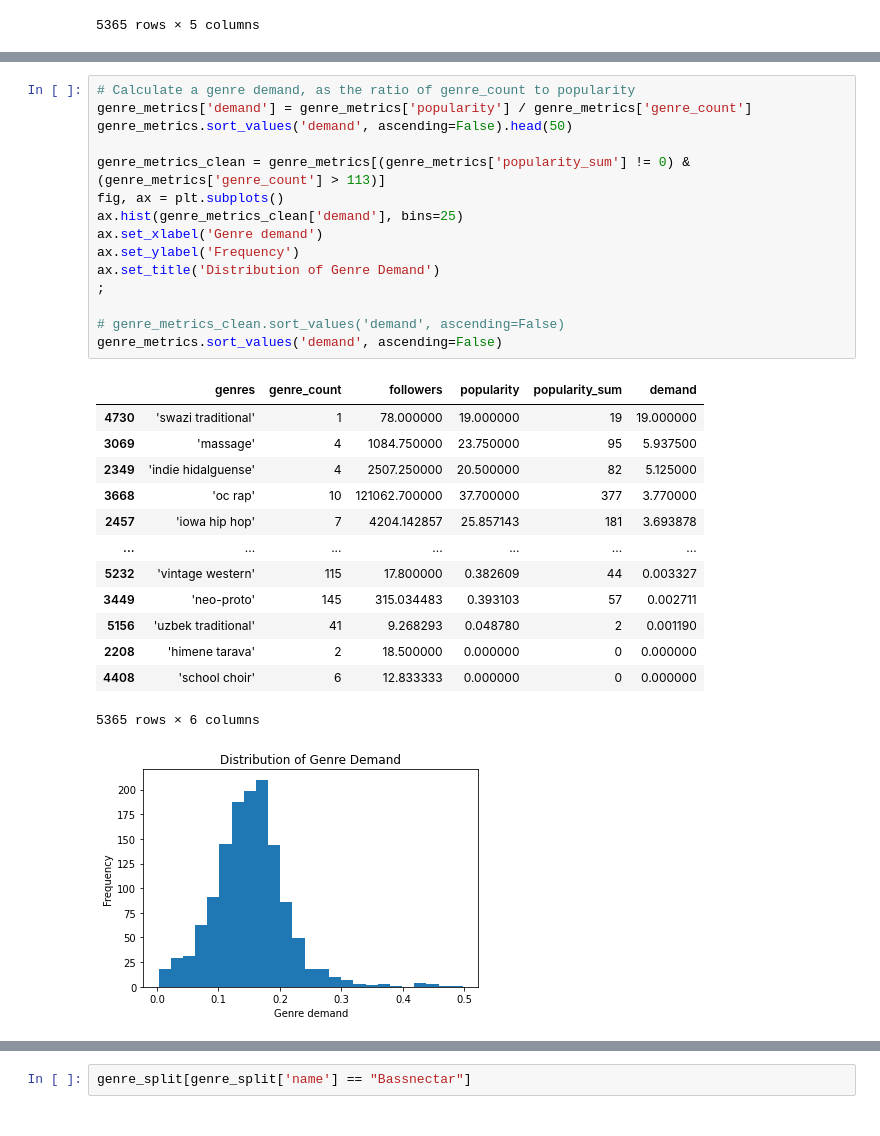
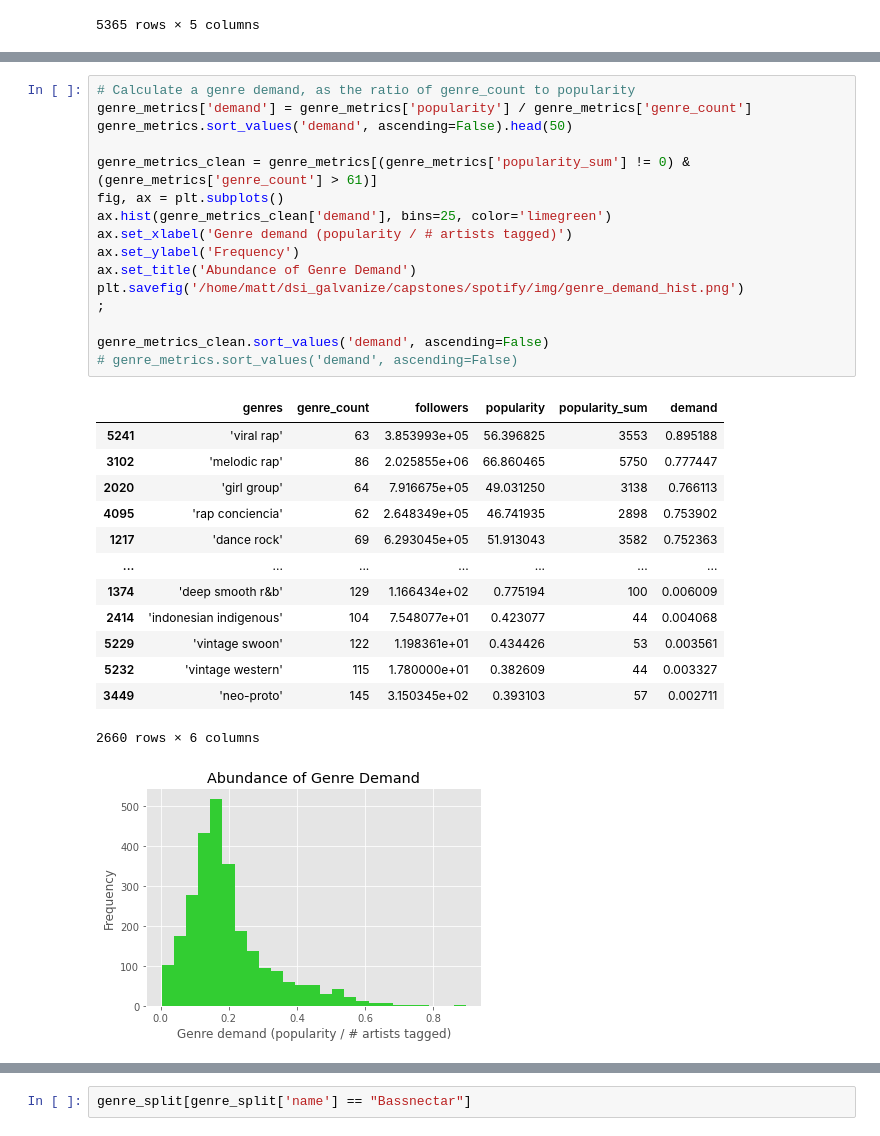
Before and after one commit to mattslatt/music_in_motion_acoustic_signatures, a Jupyter notebook: notebooks/artists.ipynb, the cells around one changed output, grey strips where cells are left out. Cells and saved outputs as stored; diff of their text form.

```diff
--- a/notebooks/artists.ipynb
+++ b/notebooks/artists.ipynb
@@ -261,33 +273,34 @@ plt.savefig('/home/matt/dsi_galvanize/capstones/spotify/img/genre_count_populari
 # %%
 # Calculate a genre demand, as the ratio of genre_count to popularity
 genre_metrics['demand'] = genre_metrics['popularity'] / genre_metrics['genre_count']
 genre_metrics.sort_values('demand', ascending=False).head(50)
 
-genre_metrics_clean = genre_metrics[(genre_metrics['popularity_sum'] != 0) & (genre_metrics['genre_count'] > 113)]
+genre_metrics_clean = genre_metrics[(genre_metrics['popularity_sum'] != 0) & (genre_metrics['genre_count'] > 61)]
 fig, ax = plt.subplots()
-ax.hist(genre_metrics_clean['demand'], bins=25)
-ax.set_xlabel('Genre demand')
+ax.hist(genre_metrics_clean['demand'], bins=25, color='limegreen')
+ax.set_xlabel('Genre demand (popularity / # artists tagged)')
 ax.set_ylabel('Frequency')
-ax.set_title('Distribution of Genre Demand')
+ax.set_title('Abundance of Genre Demand')
+plt.savefig('/home/matt/dsi_galvanize/capstones/spotify/img/genre_demand_hist.png')
 ;
 
-# genre_metrics_clean.sort_values('demand', ascending=False)
-genre_metrics.sort_values('demand', ascending=False)
+genre_metrics_clean.sort_values('demand', ascending=False)
+# genre_metrics.sort_values('demand', ascending=False)
 # %% [output]
 |  | genres | genre_count | followers | popularity | popularity_sum | demand |
-| 4730 | 'swazi traditional' | 1 | 78.000000 | 19.000000 | 19 | 19.000000 |
-| 3069 | 'massage' | 4 | 1084.750000 | 23.750000 | 95 | 5.937500 |
-| 2349 | 'indie hidalguense' | 4 | 2507.250000 | 20.500000 | 82 | 5.125000 |
-| 3668 | 'oc rap' | 10 | 121062.700000 | 37.700000 | 377 | 3.770000 |
-| 2457 | 'iowa hip hop' | 7 | 4204.142857 | 25.857143 | 181 | 3.693878 |
+| 5241 | 'viral rap' | 63 | 3.853993e+05 | 56.396825 | 3553 | 0.895188 |
+| 3102 | 'melodic rap' | 86 | 2.025855e+06 | 66.860465 | 5750 | 0.777447 |
+| 2020 | 'girl group' | 64 | 7.916675e+05 | 49.031250 | 3138 | 0.766113 |
+| 4095 | 'rap conciencia' | 62 | 2.648349e+05 | 46.741935 | 2898 | 0.753902 |
+| 1217 | 'dance rock' | 69 | 6.293045e+05 | 51.913043 | 3582 | 0.752363 |
 | ... | ... | ... | ... | ... | ... | ... |
-| 5232 | 'vintage western' | 115 | 17.800000 | 0.382609 | 44 | 0.003327 |
-| 3449 | 'neo-proto' | 145 | 315.034483 | 0.393103 | 57 | 0.002711 |
-| 5156 | 'uzbek traditional' | 41 | 9.268293 | 0.048780 | 2 | 0.001190 |
-| 2208 | 'himene tarava' | 2 | 18.500000 | 0.000000 | 0 | 0.000000 |
-| 4408 | 'school choir' | 6 | 12.833333 | 0.000000 | 0 | 0.000000 |
+| 1374 | 'deep smooth r&b' | 129 | 1.166434e+02 | 0.775194 | 100 | 0.006009 |
+| 2414 | 'indonesian indigenous' | 104 | 7.548077e+01 | 0.423077 | 44 | 0.004068 |
+| 5229 | 'vintage swoon' | 122 | 1.198361e+01 | 0.434426 | 53 | 0.003561 |
+| 5232 | 'vintage western' | 115 | 1.780000e+01 | 0.382609 | 44 | 0.003327 |
+| 3449 | 'neo-proto' | 145 | 3.150345e+02 | 0.393103 | 57 | 0.002711 |
-5365 rows × 6 columns
+2660 rows × 6 columns
-[figure, old version]
+[figure, new version]
 # %%
 fig, ax = plt.subplots()
 ax.scatter(genre_metrics['popularity'], genre_metrics['followers'])
```
Also changed, not shown: parts of 11 cells of this notebook, 7 other files.
